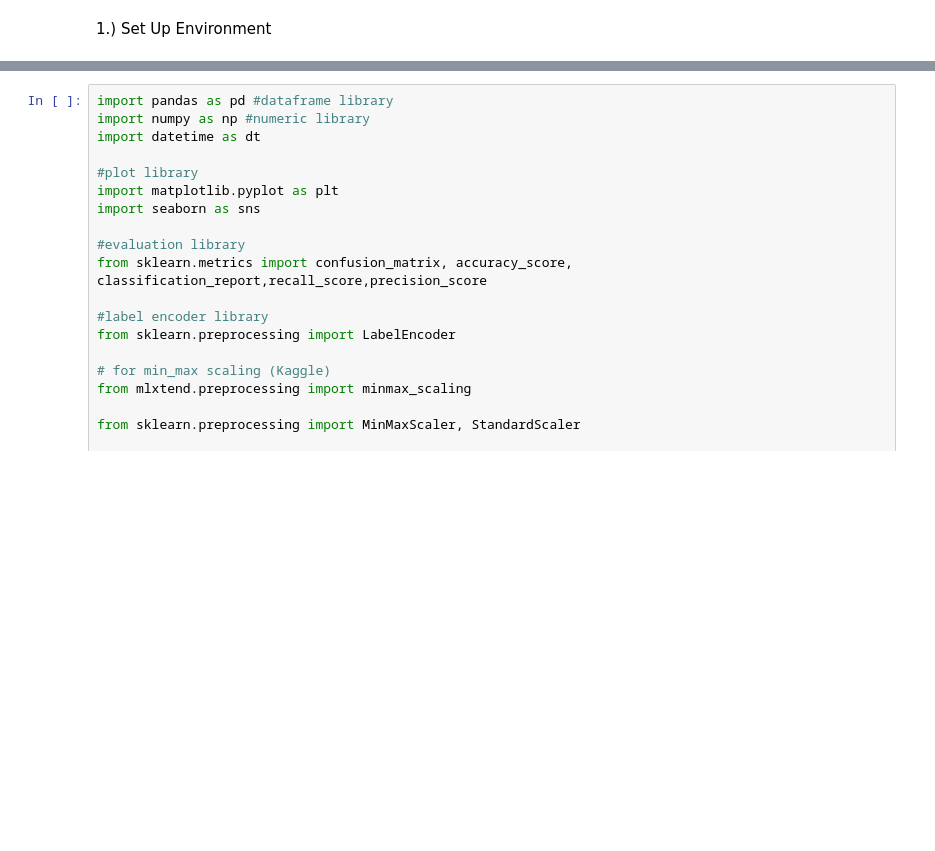
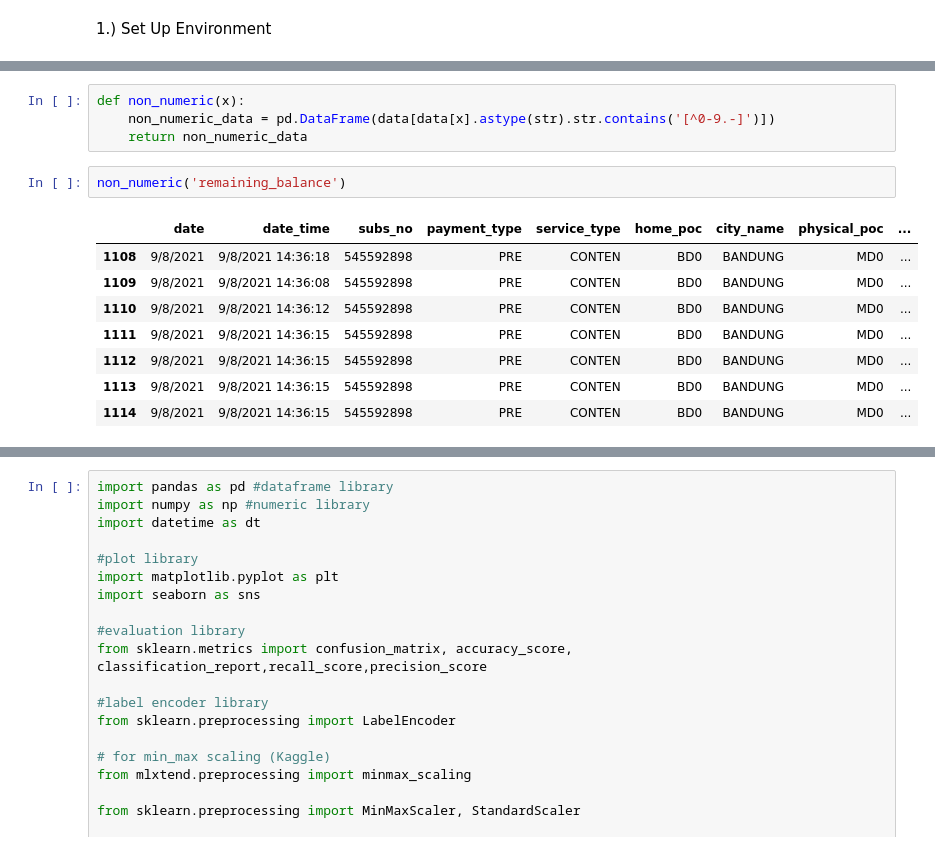
Before and after one commit to TAdatafabric/Fabricity-web, a Jupyter notebook: Data.ipynb, the cells around one changed output, grey strips where cells are left out. Saved outputs shown, nothing was run; the diff lists cells and outputs as text; blank space fills up the shorter version.

```diff
--- a/Data.ipynb
+++ b/Data.ipynb
@@ -2,0 +260,15 @@
+# %%
+def non_numeric(x):
+    non_numeric_data = pd.DataFrame(data[data[x].astype(str).str.contains('[^0-9.-]')])
+    return non_numeric_data
+# %%
+non_numeric('remaining_balance')
+# %% [output]
+|  | date | date_time | subs_no | payment_type | service_type | home_poc | city_name | physical_poc | ... |
+| 1108 | 9/8/2021 | 9/8/2021 14:36:18 | 545592898 | PRE | CONTEN | BD0 | BANDUNG | MD0 | ... |
+| 1109 | 9/8/2021 | 9/8/2021 14:36:08 | 545592898 | PRE | CONTEN | BD0 | BANDUNG | MD0 | ... |
+| 1110 | 9/8/2021 | 9/8/2021 14:36:12 | 545592898 | PRE | CONTEN | BD0 | BANDUNG | MD0 | ... |
+| 1111 | 9/8/2021 | 9/8/2021 14:36:15 | 545592898 | PRE | CONTEN | BD0 | BANDUNG | MD0 | ... |
+| 1112 | 9/8/2021 | 9/8/2021 14:36:15 | 545592898 | PRE | CONTEN | BD0 | BANDUNG | MD0 | ... |
+| 1113 | 9/8/2021 | 9/8/2021 14:36:15 | 545592898 | PRE | CONTEN | BD0 | BANDUNG | MD0 | ... |
+| 1114 | 9/8/2021 | 9/8/2021 14:36:15 | 545592898 | PRE | CONTEN | BD0 | BANDUNG | MD0 | ... |
```
Also changed, not shown: parts of 75 cells of this notebook.
